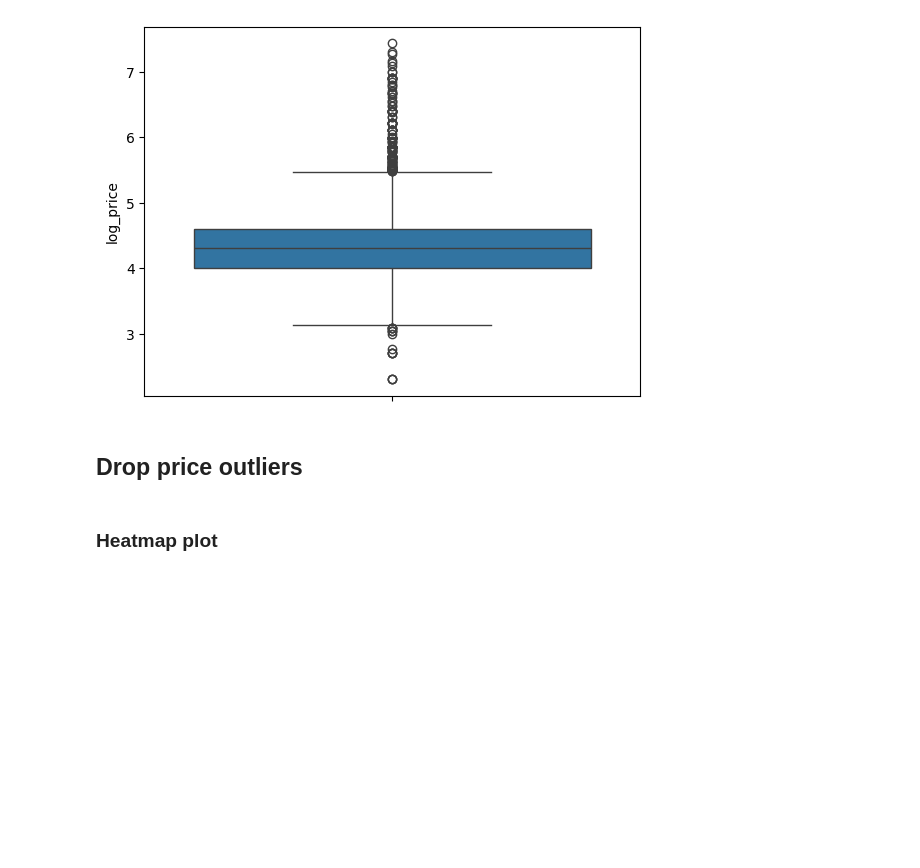
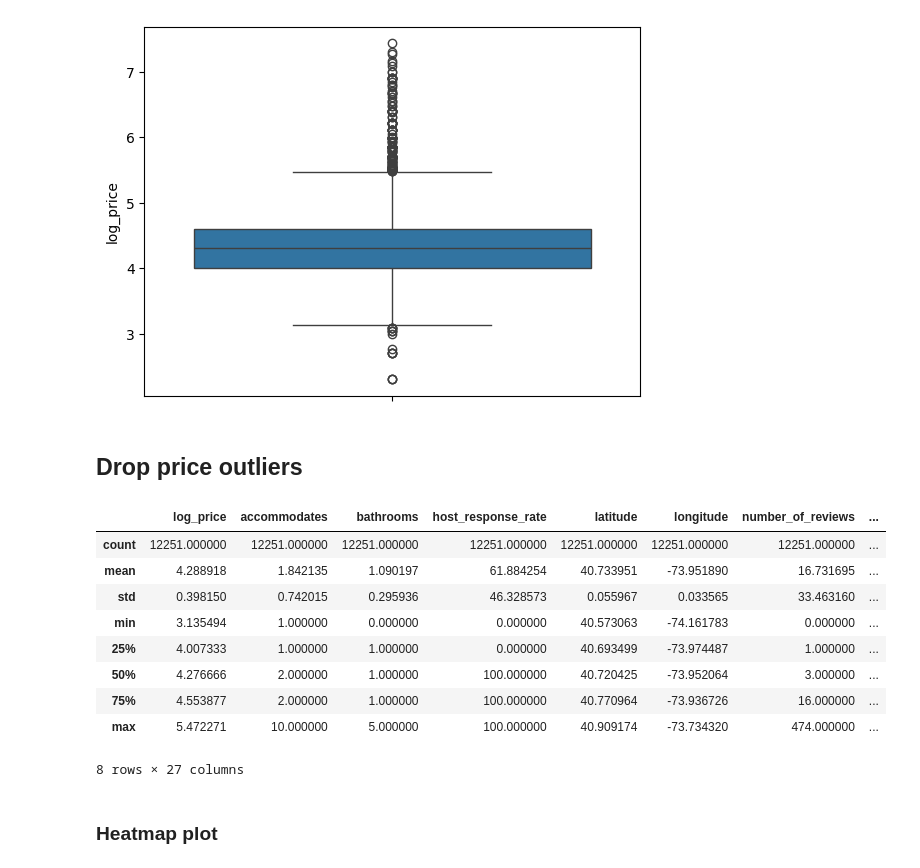
Before and after one commit to d21emijo/Air-BNB, a Jupyter notebook: Air_bnb.ipynb, the cells around one changed output. Drawn from its saved outputs; the diff is of its cells as text; code cells hidden in the pictures; blank space fills up the shorter version.

```diff
--- a/Air_bnb.ipynb
+++ b/Air_bnb.ipynb
@@ -476,10 +476,22 @@ sns.boxplot(data=df_nyc_private,y='log_price')
 # %%
 
 # remove outliers based on quartiles
 Q1 = df_nyc_private['log_price'].quantile(0.25)
 Q3 = df_nyc_private['log_price'].quantile(0.75)
 IQR = Q3 - Q1
 df_nyc_private = df_nyc_private[(df_nyc_private['log_price'] >= Q1 - 1.5 * IQR) & (df_nyc_private['log_price'] <= Q3 + 1.5 * IQR)]
+df_nyc_private.describe()
+# %% [output]
+|  | log_price | accommodates | bathrooms | host_response_rate | latitude | longitude | number_of_reviews | ... |
+| count | 12251.000000 | 12251.000000 | 12251.000000 | 12251.000000 | 12251.000000 | 12251.000000 | 12251.000000 | ... |
+| mean | 4.288918 | 1.842135 | 1.090197 | 61.884254 | 40.733951 | -73.951890 | 16.731695 | ... |
+| std | 0.398150 | 0.742015 | 0.295936 | 46.328573 | 0.055967 | 0.033565 | 33.463160 | ... |
+| min | 3.135494 | 1.000000 | 0.000000 | 0.000000 | 40.573063 | -74.161783 | 0.000000 | ... |
+| 25% | 4.007333 | 1.000000 | 1.000000 | 0.000000 | 40.693499 | -73.974487 | 1.000000 | ... |
+| 50% | 4.276666 | 2.000000 | 1.000000 | 100.000000 | 40.720425 | -73.952064 | 3.000000 | ... |
+| 75% | 4.553877 | 2.000000 | 1.000000 | 100.000000 | 40.770964 | -73.936726 | 16.000000 | ... |
+| max | 5.472271 | 10.000000 | 5.000000 | 100.000000 | 40.909174 | -73.734320 | 474.000000 | ... |
+8 rows × 27 columns
 # %% [markdown]
 ### Heatmap plot
 # %%
```
Also changed, not shown: parts of 36 cells of this notebook.
